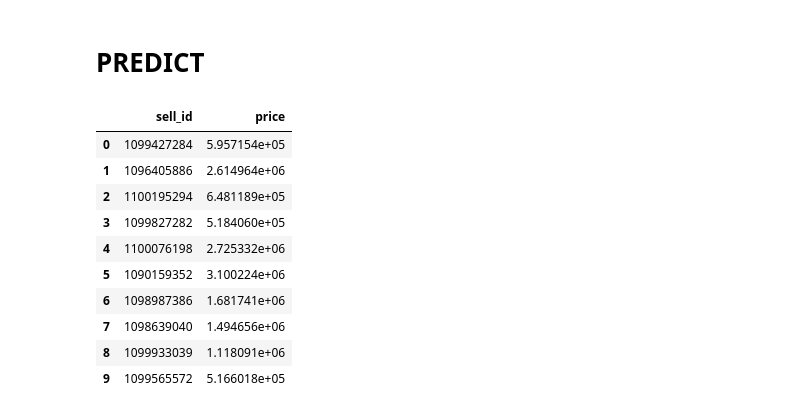
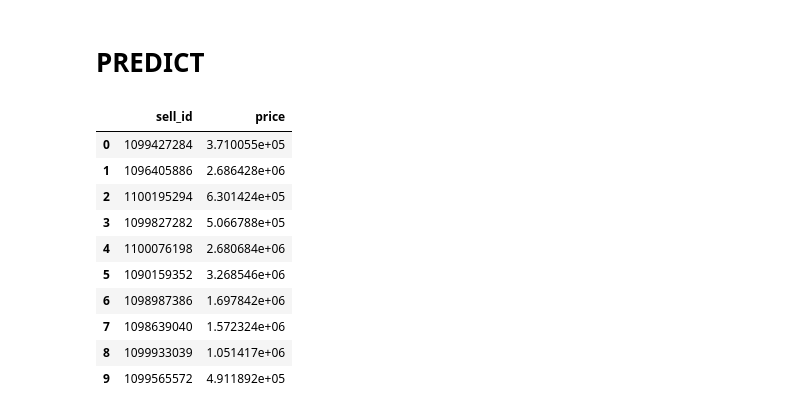
Before and after one commit to alxkzncoff/car_price_prediction_ml_dl, a Jupyter notebook: model/multi_input_nlp.ipynb, the cells around one changed output. Saved outputs shown, nothing was run; the diff lists cells and outputs as text; code cells hidden in the pictures.

```diff
--- a/model/multi_input_nlp.ipynb
+++ b/model/multi_input_nlp.ipynb
@@ -135,0 +270,21 @@ text_sub = text_df.iloc[test.index]
+# %%
+def bow_tfidf_2_grams(TEXT, TRAIN_DF, TEST_DF, SUB_DF):
+
+  tfidf_vectorizer=TfidfVectorizer(analyzer='word', ngram_range=(2,2), max_features=MAX_WORDS, use_idf=True, smooth_idf=True)
+  tfidf_vectorizer_vectors=tfidf_vectorizer.fit(TEXT)
+
+  train_tfidf = tfidf_vectorizer.transform(TRAIN_DF)
+  test_tfidf = tfidf_vectorizer.transform(TEST_DF)
+  text_sub_tfidf = tfidf_vectorizer.transform(SUB_DF)
+
+  print(train_tfidf.shape, test_tfidf.shape, text_sub_tfidf.shape, )
+
+  text_df_transform = tfidf_vectorizer.transform(text_df)
+
+  train=train_tfidf.todense()
+  test=test_tfidf.todense()
+  sub=text_sub_tfidf.todense()
+
+  return train, test, sub, text_df_transform
+# %%
+train_tfidf, test_tfidf, text_sub_tfidf, text = bow_tfidf_2_grams(text_df, text_train, text_test, text_sub)
@@ -136,6 +316,6 @@ text_sub = text_df.iloc[test.index]
 # %%
-# The maximum number of words to be used. (most frequent)
-MAX_WORDS = 100000
-# Max number of words in each complaint.
-MAX_SEQUENCE_LENGTH = 256
+# # The maximum number of words to be used. (most frequent)
+# MAX_WORDS = 1000
+# # Max number of words in each complaint.
+# MAX_SEQUENCE_LENGTH = 256
 # %%
@@ -275,3 +492,3 @@ def build_model(LR, EPOCHS, OPTIMIZER_TYPE):
 # %%
-model, checkpoint, earlystop, callbacks_list, history = build_model(LR=0.1, EPOCHS=1000, OPTIMIZER_TYPE='Adamax')
+model, checkpoint, earlystop, callbacks_list, history, test_predict_nn2 = build_model(LR=0.1, EPOCHS=500, OPTIMIZER_TYPE='Adamax')
 # %% [output]
@@ -298,20 +532,20 @@ TEST mape: 11.66%
 # %% [markdown]
 # PREDICT
 # %%
-predict_submission = model.predict([text_sub_sequences, test])
+predict_submission = model.predict([text_sub_tfidf, test])
 
 sample_submission['price'] = predict_submission
-sample_submission.to_csv(DATA_PATH+'/sub_nn2.csv', index=False)
+sample_submission.to_csv(DATA_PATH+f'/sub_nn2_{int(round(mape(y_test, test_predict_nn2[:,0])*10000))}.csv', index=False)
 display(sample_submission.head(10))
 # %% [output]
 |  | sell_id | price |
-| 0 | 1099427284 | 5.957154e+05 |
-| 1 | 1096405886 | 2.614964e+06 |
-| 2 | 1100195294 | 6.481189e+05 |
-| 3 | 1099827282 | 5.184060e+05 |
-| 4 | 1100076198 | 2.725332e+06 |
-| 5 | 1090159352 | 3.100224e+06 |
-| 6 | 1098987386 | 1.681741e+06 |
-| 7 | 1098639040 | 1.494656e+06 |
-| 8 | 1099933039 | 1.118091e+06 |
-| 9 | 1099565572 | 5.166018e+05 |
+| 0 | 1099427284 | 3.710055e+05 |
+| 1 | 1096405886 | 2.686428e+06 |
+| 2 | 1100195294 | 6.301424e+05 |
+| 3 | 1099827282 | 5.066788e+05 |
+| 4 | 1100076198 | 2.680684e+06 |
+| 5 | 1090159352 | 3.268546e+06 |
+| 6 | 1098987386 | 1.697842e+06 |
+| 7 | 1098639040 | 1.572324e+06 |
+| 8 | 1099933039 | 1.051417e+06 |
+| 9 | 1099565572 | 4.911892e+05 |
```
Also changed, not shown: parts of 34 cells of this notebook.
